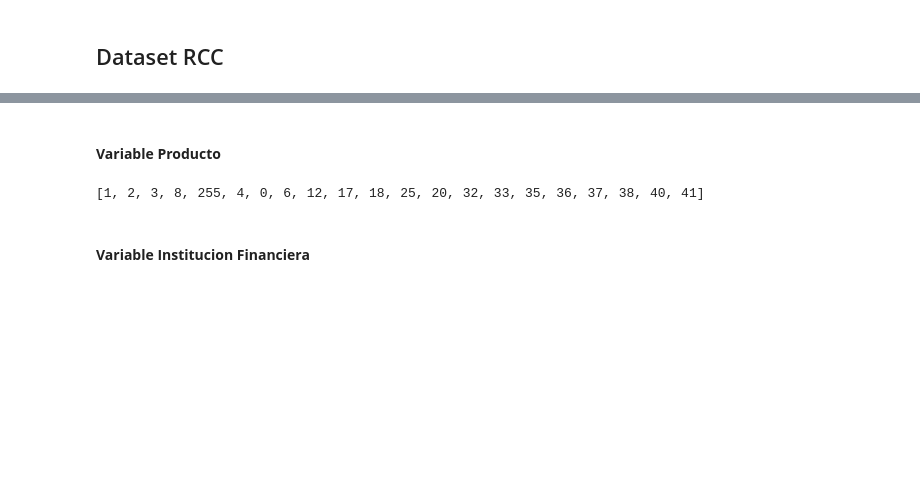
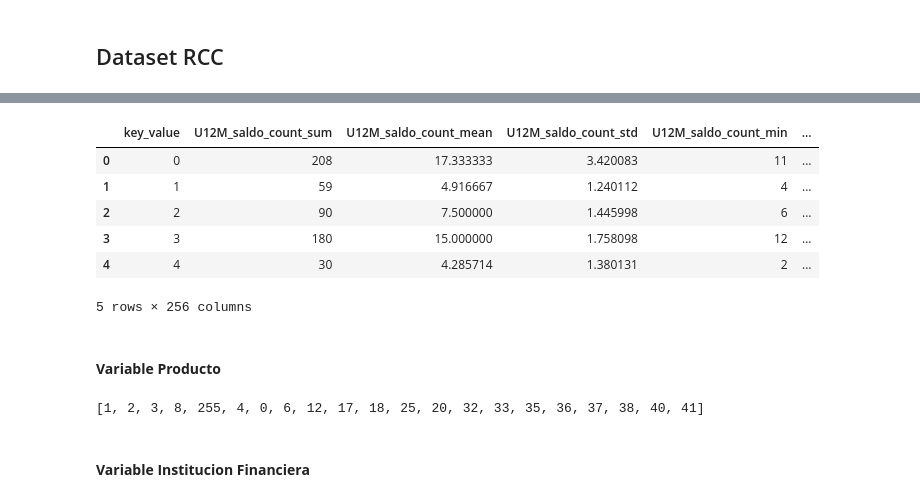
Before and after one commit to mlaricobar/solution-datathon-interbank-2020, a Jupyter notebook: [03] Feature Engineering.ipynb, the cells around one changed output, grey strips where cells are left out. Cells and saved outputs as stored; diff of their text form; code cells hidden in the pictures; blank space fills up the shorter version.

```diff
--- a/[03] Feature Engineering.ipynb
+++ b/[03] Feature Engineering.ipynb
@@ -88,0 +213,10 @@ def diff_months(codmes_ini, codmes_fin):
+# %%
+df_rcc_test_agg_all.head()
+# %% [output]
+|  | key_value | U12M_saldo_count_sum | U12M_saldo_count_mean | U12M_saldo_count_std | U12M_saldo_count_min | ... |
+| 0 | 0 | 208 | 17.333333 | 3.420083 | 11 | ... |
+| 1 | 1 | 59 | 4.916667 | 1.240112 | 4 | ... |
+| 2 | 2 | 90 | 7.500000 | 1.445998 | 6 | ... |
+| 3 | 3 | 180 | 15.000000 | 1.758098 | 12 | ... |
+| 4 | 4 | 30 | 4.285714 | 1.380131 | 2 | ... |
+5 rows × 256 columns
```
Also changed, not shown: parts of 21 cells of this notebook.
